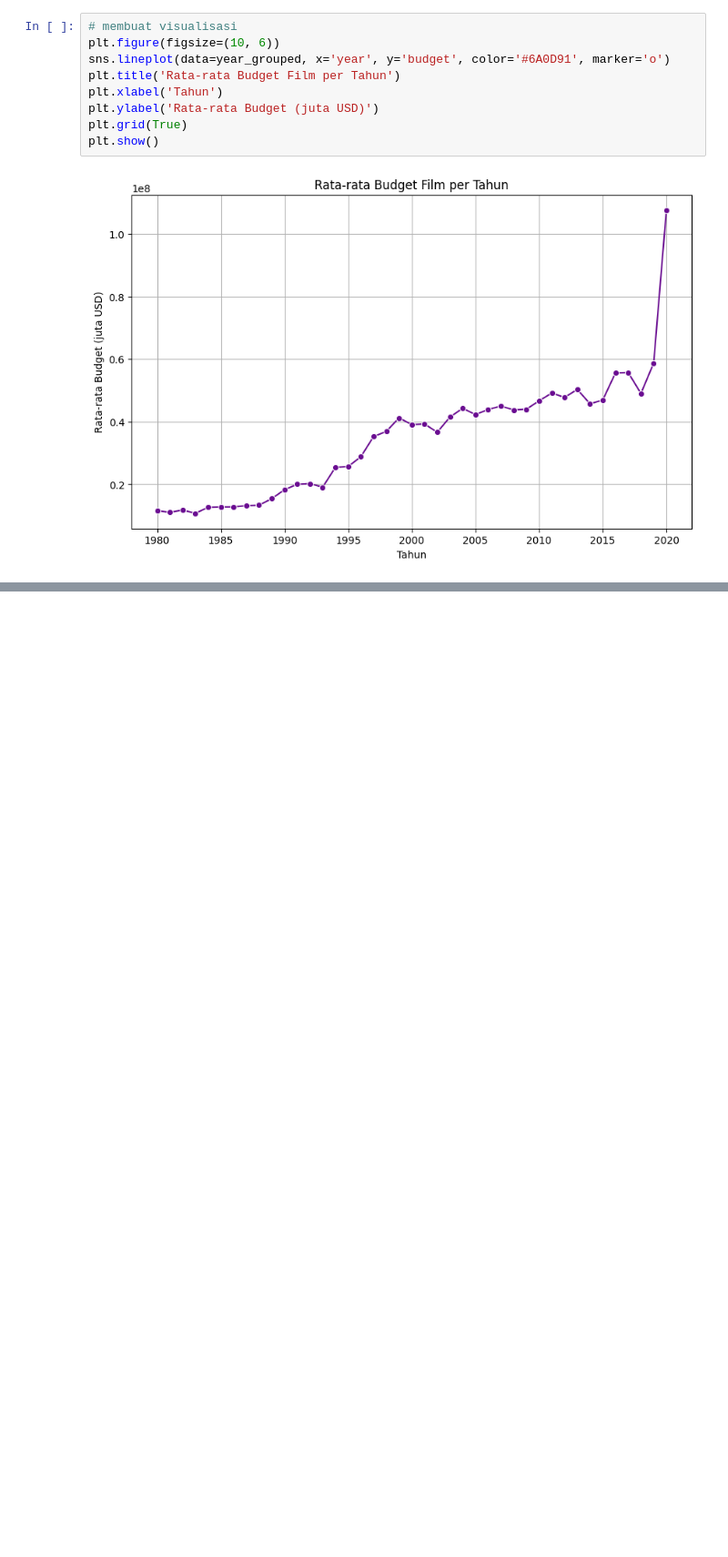
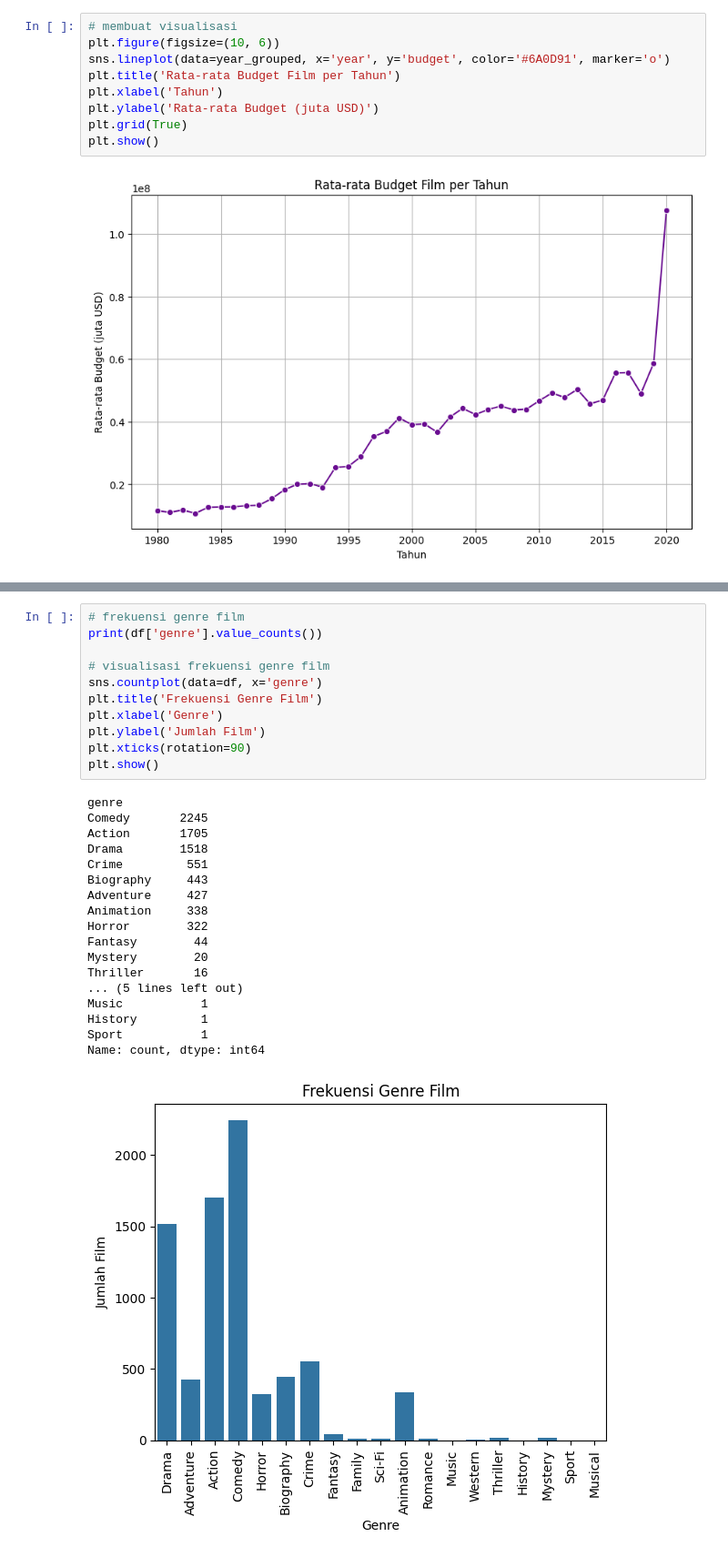
Before and after one commit to adzkykhairany/Movie-Analysis, a Jupyter notebook: movie.ipynb, the cells around one changed output, grey strips where cells are left out. Shown at 91% size. Saved outputs shown, nothing was run; the diff lists cells and outputs as text; blank space fills up the shorter version.

```diff
--- a/movie.ipynb
+++ b/movie.ipynb
@@ -180,0 +203,30 @@ plt.show()
+# %%
+# frekuensi genre film
+print(df['genre'].value_counts())
+
+# visualisasi frekuensi genre film
+sns.countplot(data=df, x='genre')
+plt.title('Frekuensi Genre Film')
+plt.xlabel('Genre')
+plt.ylabel('Jumlah Film')
+plt.xticks(rotation=90)
+plt.show()
+# %% [output]
+genre
+Comedy       2245
+Action       1705
+Drama        1518
+Crime         551
+Biography     443
+Adventure     427
+Animation     338
+Horror        322
+Fantasy        44
+Mystery        20
+Thriller       16
+... (5 lines left out)
+Music           1
+History         1
+Sport           1
+Name: count, dtype: int64
+[figure, added]
```
Also changed, not shown: parts of 6 cells of this notebook, 2 other files.
